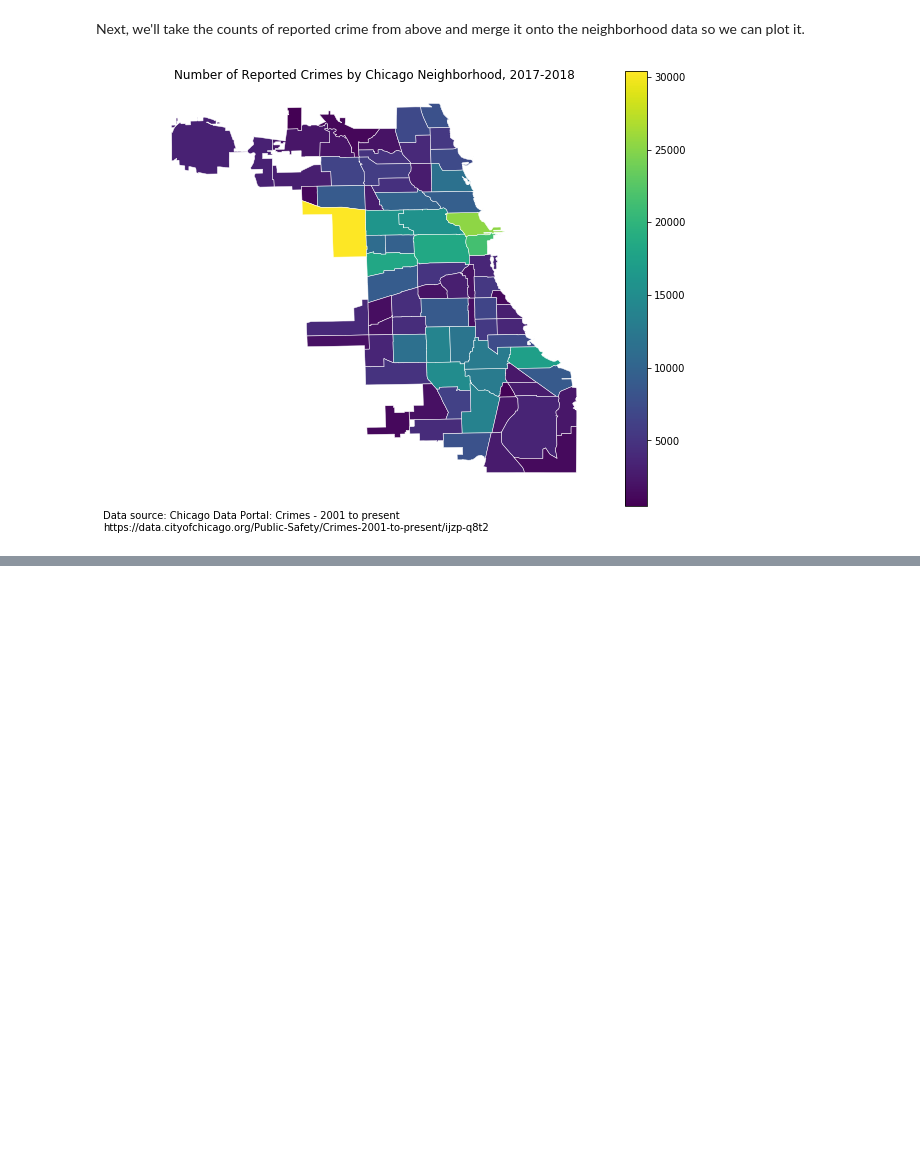
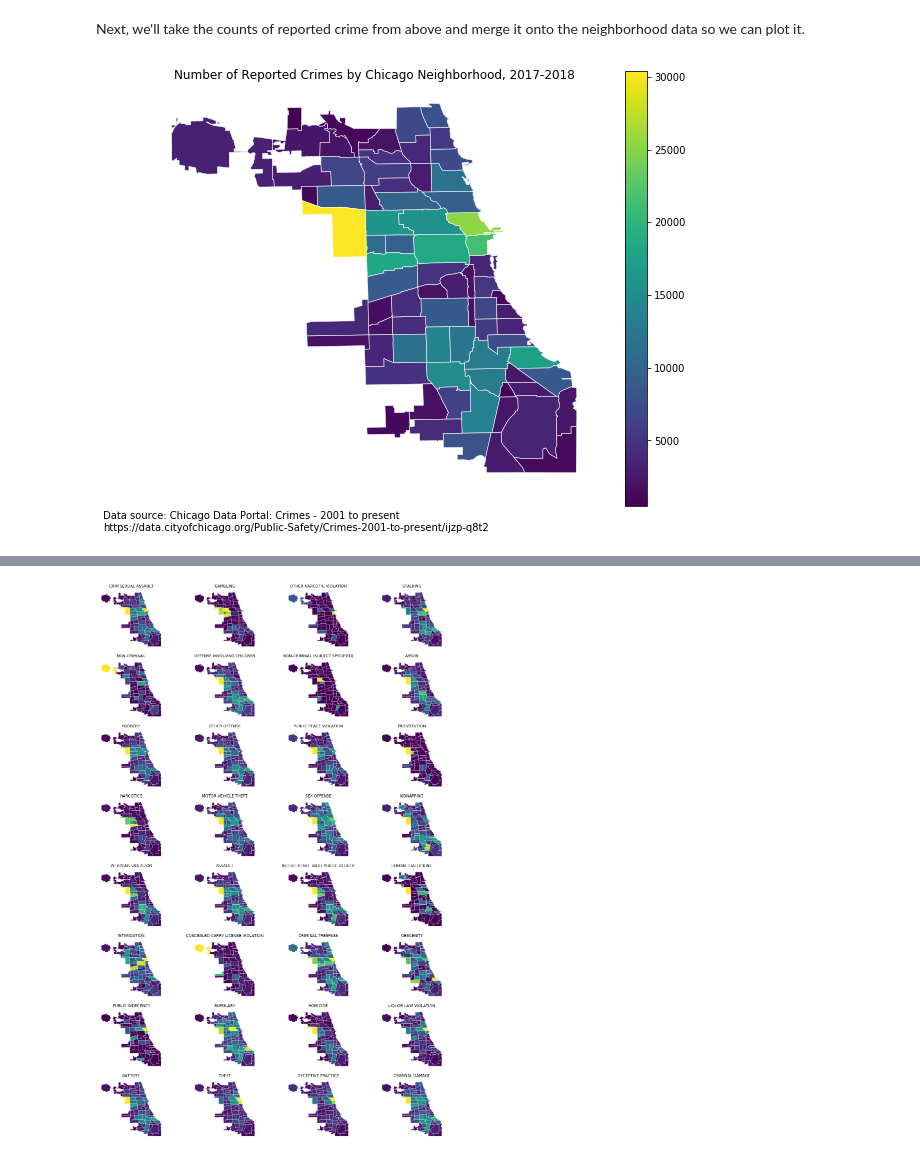
Before and after one commit to jtanwk/capp30254, a Jupyter notebook: HW1/Homework 1.ipynb, the cells around one changed output, grey strips where cells are left out. Cells and saved outputs as stored; diff of their text form; code cells hidden in the pictures; blank space fills up the shorter version.

```diff
--- a/HW1/Homework 1.ipynb
+++ b/HW1/Homework 1.ipynb
@@ -154,11 +147,12 @@ There are 77 community areas in Chicago, so a table isn't particularly effective
 # First, get Chicago basemap
 import requests
 import geopandas as gpd
+from geopandas.plotting import plot_dataframe
 import descartes  # to plot polygons in geopandas
 import shapely # to work directly with geometric objects
 
-chicago_url = 'https://data.cityofchicago.org/resource/igwz-8jzy.geojson'
-chicago_gjson = requests.get(chicago_url).json()
+CHICAGO_URL = 'https://data.cityofchicago.org/resource/igwz-8jzy.geojson'
+chicago_gjson = requests.get(CHICAGO_URL).json()
 chicago_gdf = gpd.GeoDataFrame.from_features(chicago_gjson)
 # %% [markdown]
 Next, we'll take the counts of reported crime from above and merge it onto the neighborhood data so we can plot it.
@@ -234,0 +224,61 @@ plt.show()
+# %%
+# Small multiples code adapted from https://joelotz.github.io/small-multiples-in-matplotlib.html
+# Also looked at https://python-graph-gallery.com/125-small-multiples-for-line-chart/
+
+# Reshape data to community_area-level
+crimes_by_area_cat = crime_df \
+    .groupby(['community_area', 'primary_type']) \
+    .size() \
+    .reset_index() \
+    .pivot(index='community_area', columns='primary_type', values=0) \
+    .reset_index() \
+    .fillna(0)
+
+# change ID for community_area from float to int to string for merging
+crimes_by_area_cat.community_area = crimes_by_area_cat.community_area.astype(int).astype(str)
+
+# merge and save as new GeoDataFrame
+crime_by_cat_gdf = chicago_gdf.merge(crimes_by_area_cat,
+                                     how='inner',
+                                     left_on='area_num_1', right_on='community_area')
+
+########################
+# SMALL MULTIPLES PLOT #
+########################
+
+# Get unique list of categories and length
+categories = list(set(crime_df.primary_type))
+num_plots = len(categories)
+
+# Set up empty figure with 32 subplots for 32 crime categories
+FIG_WIDTH, FIG_HEIGHT = 16, 24
+NUM_ROWS, NUM_COLS = 8, 4
+fig = plt.figure(figsize=(FIG_WIDTH, FIG_HEIGHT))
+axes = [plt.subplot(NUM_ROWS, NUM_COLS, i) for i in range(1, num_plots + 1)]
+
+# Tweak layout and spacing
+plt.tight_layout(pad=0, w_pad=1, h_pad=1)
+# plt.subplots_adjust(hspace=1)
+# plt.rcParams['xtick.major.pad']='8'
+
+for i in range(num_plots):
+    # plot different category to each subplot
+    ax = axes[i]
+    plot_dataframe(crime_by_cat_gdf,
+                   column=categories[i],
+                   ax=ax,
+                   edgecolor='white',
+                   linewidth=0.5)
+
+    # Remove top and right axes and ticks
+    ax.spines['top'].set_visible(False)
+    ax.spines['bottom'].set_visible(False)
+    ax.spines['left'].set_visible(False)
+    ax.spines['right'].set_visible(False)
+    ax.yaxis.set_visible(False)
+    ax.xaxis.set_visible(False)
+
+    # Display crime category
+    ax.set_title(categories[i])
+# %% [output]
+[figure, added]
```
Also changed, not shown: parts of 17 cells of this notebook.
